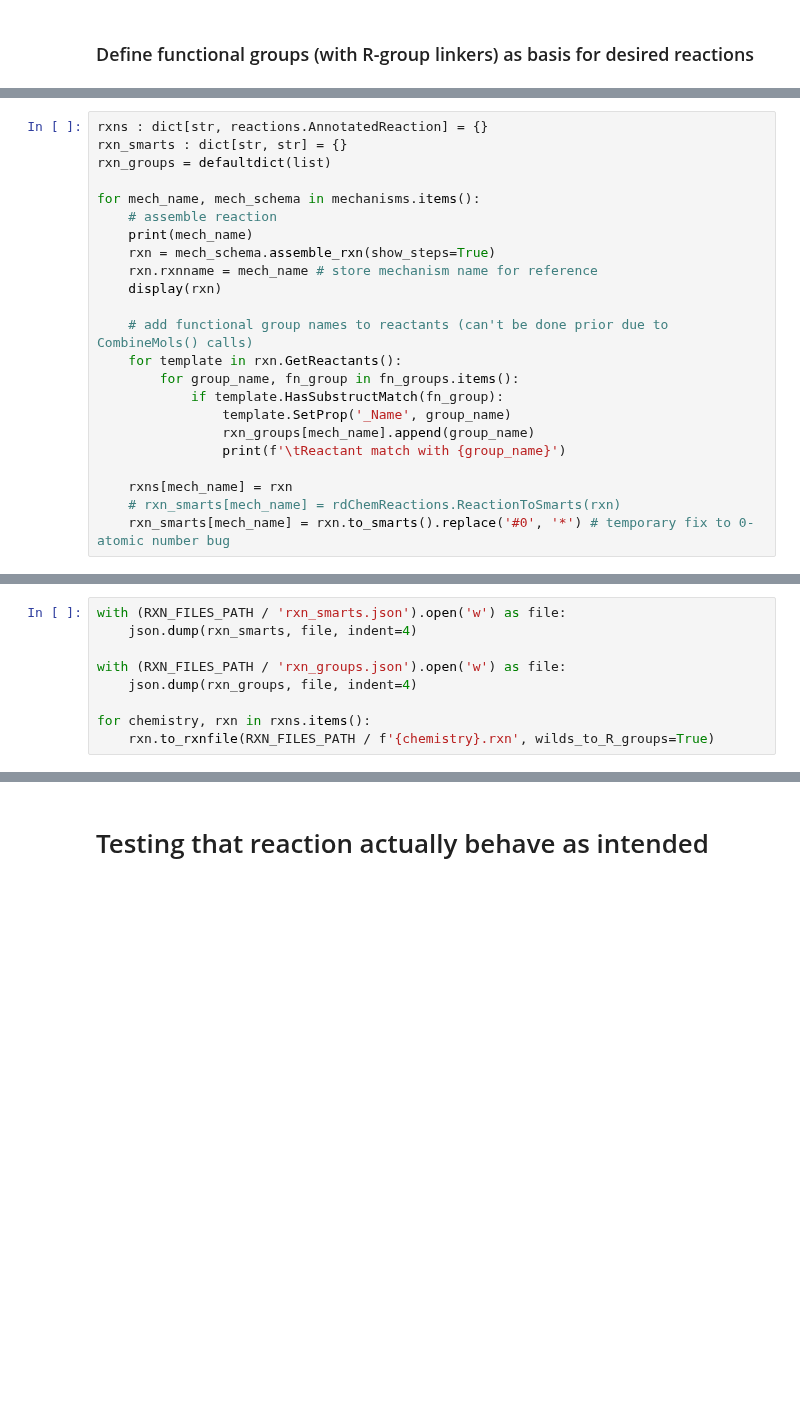
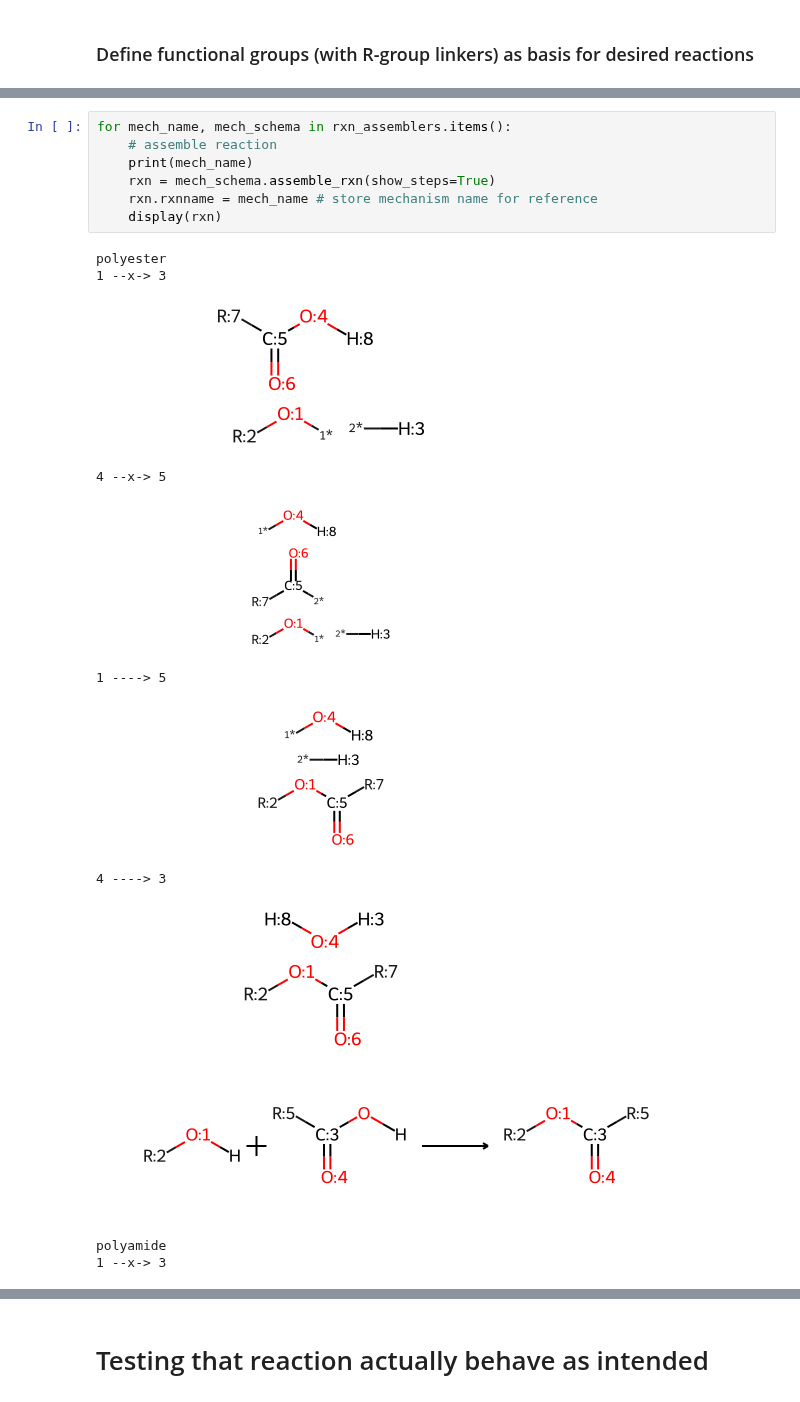
Before and after one commit to jlaw9/2026_polymer_build_workflow, a Jupyter notebook: reaction_def.ipynb, the cells around one changed output, grey strips where cells are left out. Saved outputs shown, nothing was run; the diff lists cells and outputs as text; blank space fills up the shorter version.

```diff
--- a/reaction_def.ipynb
+++ b/reaction_def.ipynb
@@ -210,23 +42,0 @@ for mech_name, mech_schema in mechanisms.items():
-# %%
-rxns : dict[str, reactions.AnnotatedReaction] = {}
-rxn_smarts : dict[str, str] = {}
-rxn_groups = defaultdict(list)
-
-for mech_name, mech_schema in mechanisms.items():
-    # assemble reaction
-    print(mech_name)
-    rxn = mech_schema.assemble_rxn(show_steps=True)
-    rxn.rxnname = mech_name # store mechanism name for reference
-    display(rxn)
-
-    # add functional group names to reactants (can't be done prior due to CombineMols() calls)
-    for template in rxn.GetReactants():
-        for group_name, fn_group in fn_groups.items():
-            if template.HasSubstructMatch(fn_group):
-                template.SetProp('_Name', group_name)
-                rxn_groups[mech_name].append(group_name)
-                print(f'\tReactant match with {group_name}')
-
-    rxns[mech_name] = rxn
-    # rxn_smarts[mech_name] = rdChemReactions.ReactionToSmarts(rxn)
-    rxn_smarts[mech_name] = rxn.to_smarts().replace('#0', '*') # temporary fix to 0-atomic number bug
@@ -251,9 +43,20 @@ polyamide
-# %%
-with (RXN_FILES_PATH / 'rxn_smarts.json').open('w') as file:
-    json.dump(rxn_smarts, file, indent=4)
-
-with (RXN_FILES_PATH / 'rxn_groups.json').open('w') as file:
-    json.dump(rxn_groups, file, indent=4)
-
-for chemistry, rxn in rxns.items():
-    rxn.to_rxnfile(RXN_FILES_PATH / f'{chemistry}.rxn', wilds_to_R_groups=True)
+# %%
+for mech_name, mech_schema in rxn_assemblers.items():
+    # assemble reaction
+    print(mech_name)
+    rxn = mech_schema.assemble_rxn(show_steps=True)
+    rxn.rxnname = mech_name # store mechanism name for reference
+    display(rxn)
+# %% [output]
+polyester
+1 --x-> 3
+[figure, added]
+4 --x-> 5
+[figure, added]
+1 ----> 5
+[figure, added]
+4 ----> 3
+[figure, added]
+[figure, added]
+polyamide
+1 --x-> 3
```
Also changed, not shown: parts of 24 cells of this notebook, 25 other files.
